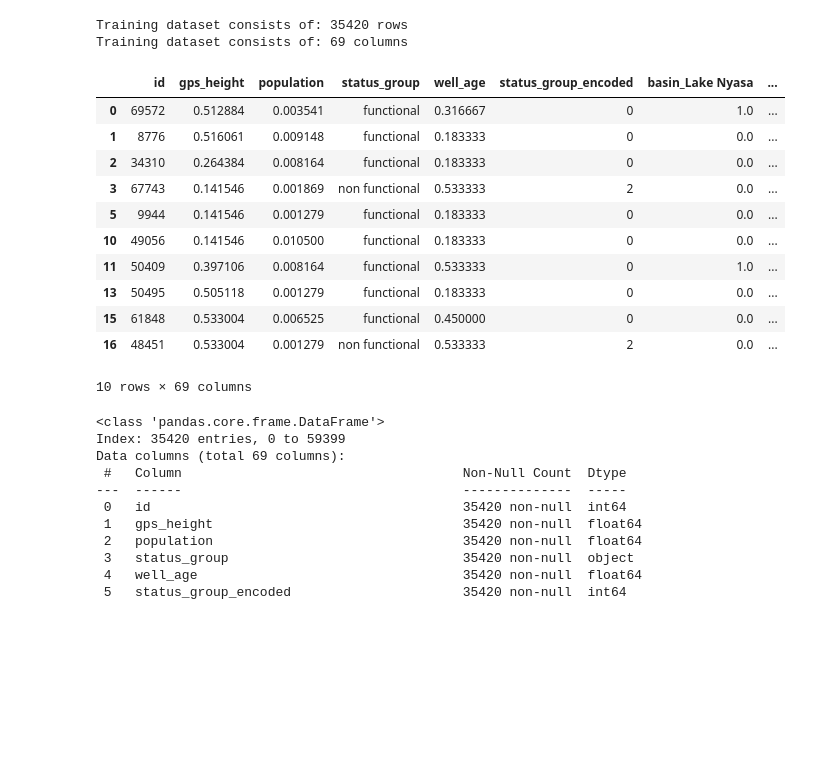
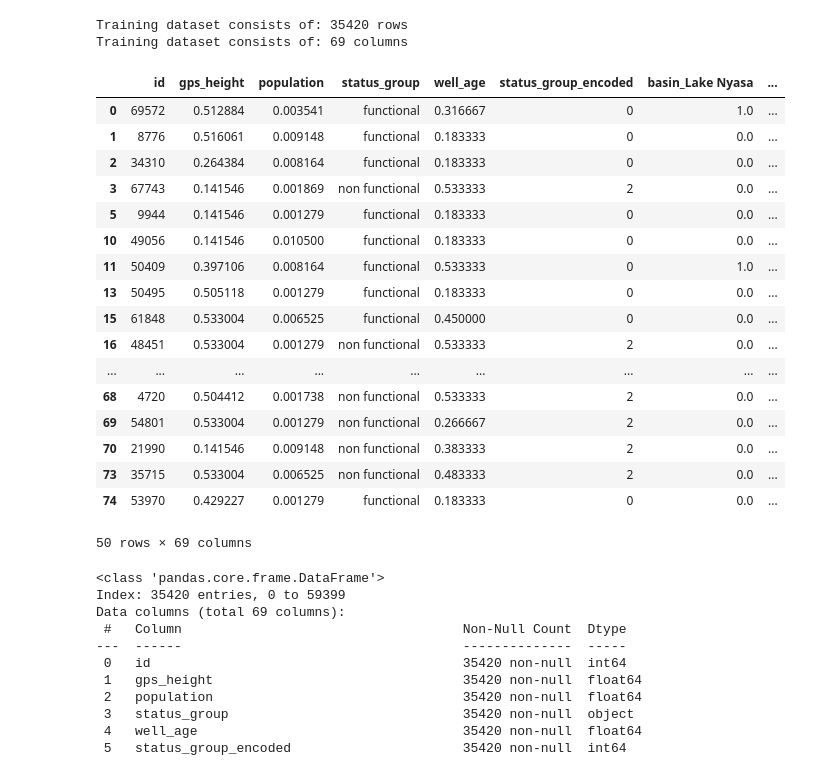
Before and after one commit to mwakad/supervised-ml-classifiers-for-predicting-water-wells-condition, a Jupyter notebook: index.ipynb, the cells around one changed output. Cells and saved outputs as stored; diff of their text form; code cells hidden in the pictures; blank space fills up the shorter version.

```diff
--- a/index.ipynb
+++ b/index.ipynb
@@ -260,20 +260,26 @@ print(f"Training dataset consists of: {train_df_encoded.shape[1]} columns")
 Training dataset consists of: 35420 rows
 Training dataset consists of: 69 columns
 # %%
-train_df_encoded.head(10)
+train_df_encoded.head(50)
 # %% [output]
 |  | id | gps_height | population | status_group | well_age | status_group_encoded | basin_Lake Nyasa | ... |
 | 0 | 69572 | 0.512884 | 0.003541 | functional | 0.316667 | 0 | 1.0 | ... |
 | 1 | 8776 | 0.516061 | 0.009148 | functional | 0.183333 | 0 | 0.0 | ... |
 | 2 | 34310 | 0.264384 | 0.008164 | functional | 0.183333 | 0 | 0.0 | ... |
 | 3 | 67743 | 0.141546 | 0.001869 | non functional | 0.533333 | 2 | 0.0 | ... |
 | 5 | 9944 | 0.141546 | 0.001279 | functional | 0.183333 | 0 | 0.0 | ... |
 | 10 | 49056 | 0.141546 | 0.010500 | functional | 0.183333 | 0 | 0.0 | ... |
 | 11 | 50409 | 0.397106 | 0.008164 | functional | 0.533333 | 0 | 1.0 | ... |
 | 13 | 50495 | 0.505118 | 0.001279 | functional | 0.183333 | 0 | 0.0 | ... |
 | 15 | 61848 | 0.533004 | 0.006525 | functional | 0.450000 | 0 | 0.0 | ... |
 | 16 | 48451 | 0.533004 | 0.001279 | non functional | 0.533333 | 2 | 0.0 | ... |
+| ... | ... | ... | ... | ... | ... | ... | ... | ... |
+| 68 | 4720 | 0.504412 | 0.001738 | non functional | 0.533333 | 2 | 0.0 | ... |
+| 69 | 54801 | 0.533004 | 0.001279 | non functional | 0.266667 | 2 | 0.0 | ... |
+| 70 | 21990 | 0.141546 | 0.009148 | non functional | 0.383333 | 2 | 0.0 | ... |
+| 73 | 35715 | 0.533004 | 0.006525 | non functional | 0.483333 | 2 | 0.0 | ... |
+| 74 | 53970 | 0.429227 | 0.001279 | functional | 0.183333 | 0 | 0.0 | ... |
-10 rows × 69 columns
+50 rows × 69 columns
 # %%
 train_df_encoded.info()
 # %% [output]
```
Also changed, not shown: parts of 12 cells of this notebook.
